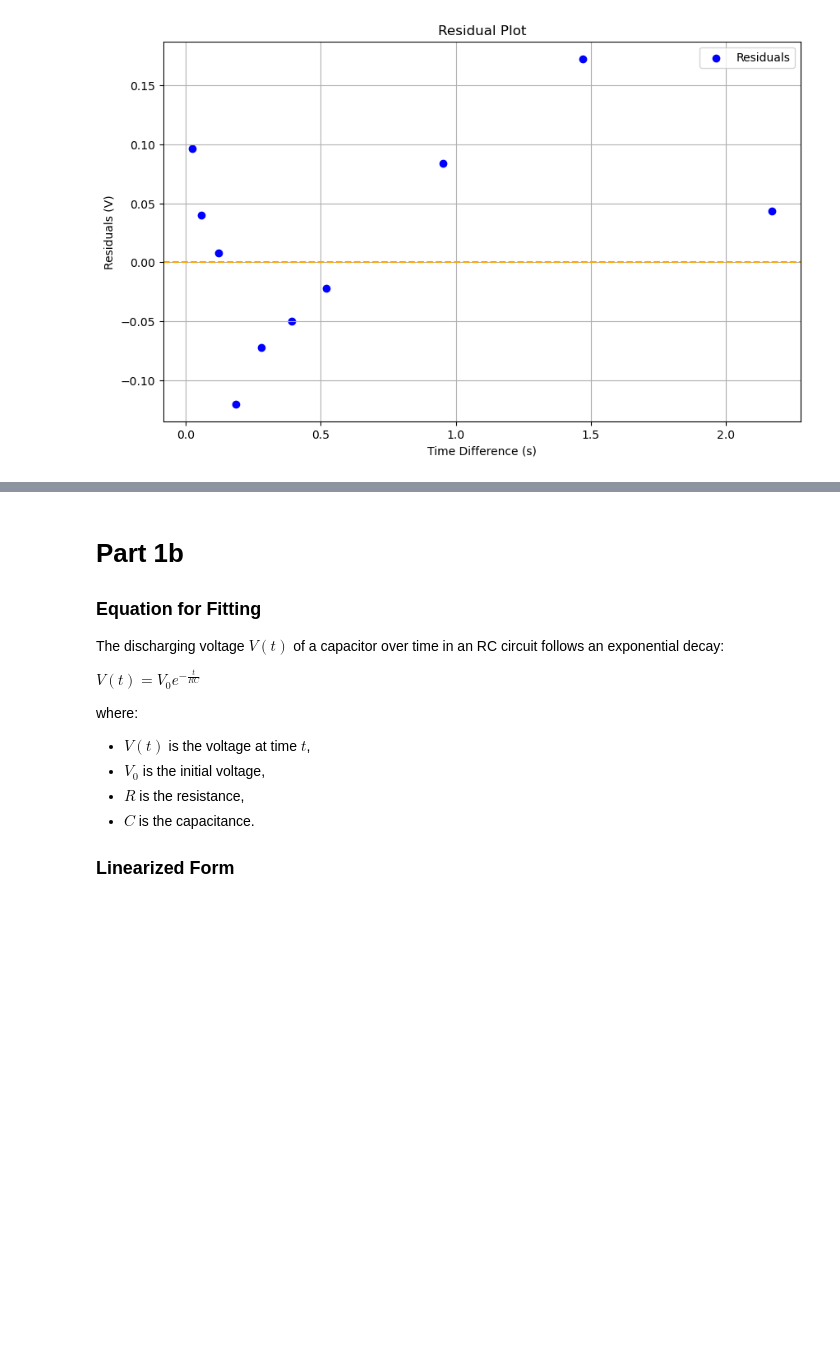
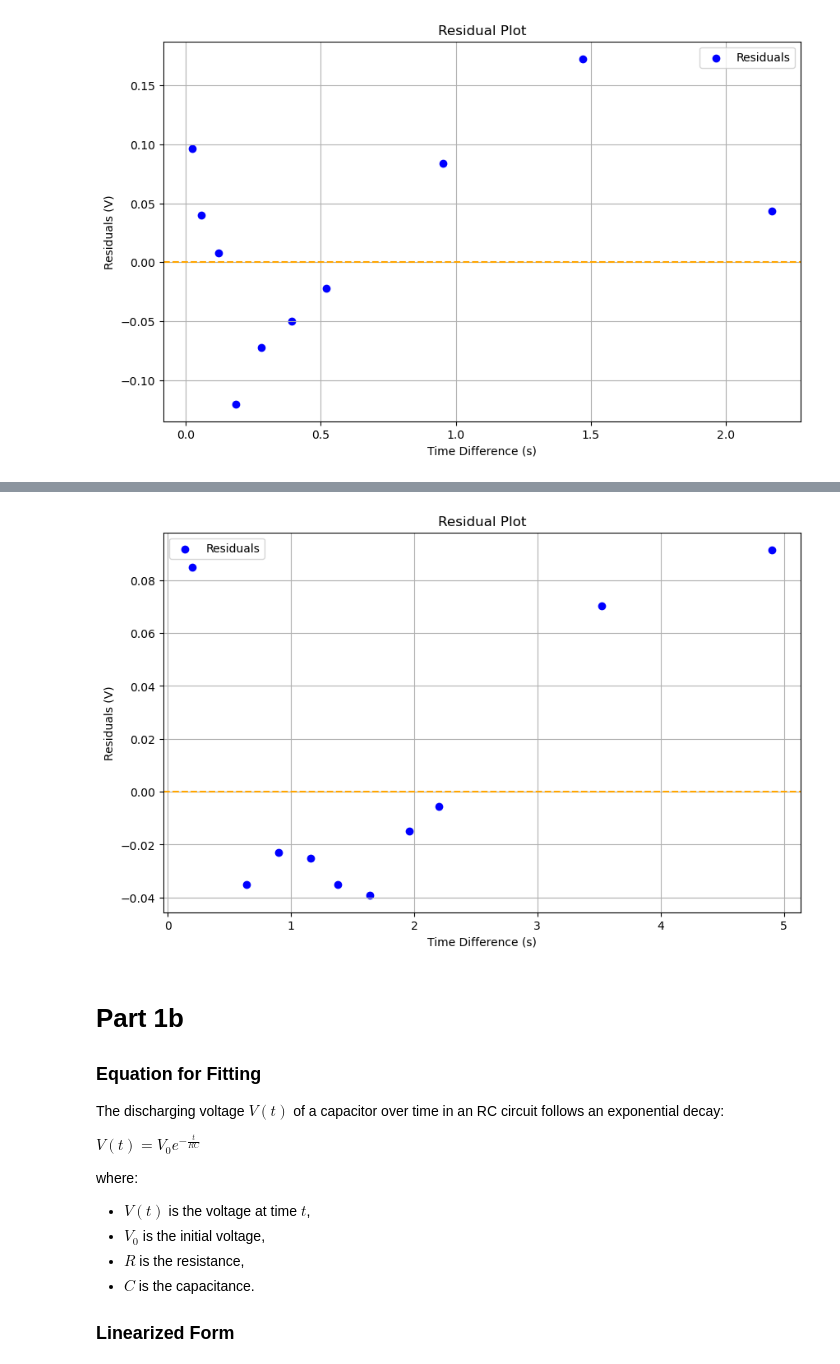
Before and after one commit to Faith-Qiao/physics5bl, a Jupyter notebook: lab10/lab10.ipynb, the cells around one changed output, grey strips where cells are left out. Cells and saved outputs as stored; diff of their text form; code cells hidden in the pictures; blank space fills up the shorter version.

```diff
--- a/lab10/lab10.ipynb
+++ b/lab10/lab10.ipynb
@@ -70,3 +103,17 @@ plt.show()
+# %%
+residuals = df['End Voltage (V)'] - discharging_model(df['Time Difference (s)'], A, B)
+
+plt.figure(figsize=(10, 6))
+plt.scatter(df['Time Difference (s)'], residuals, color='blue', label='Residuals')
+plt.axhline(0, color='orange', linestyle='--')
+plt.xlabel('Time Difference (s)')
+plt.ylabel('Residuals (V)')
+plt.title('Residual Plot')
+plt.legend()
+plt.grid(True)
+plt.show()
+# %% [output]
+[figure, added]
 # %% [markdown]
 # Part 1b
 
```
Also changed, not shown: parts of 8 cells of this notebook.
